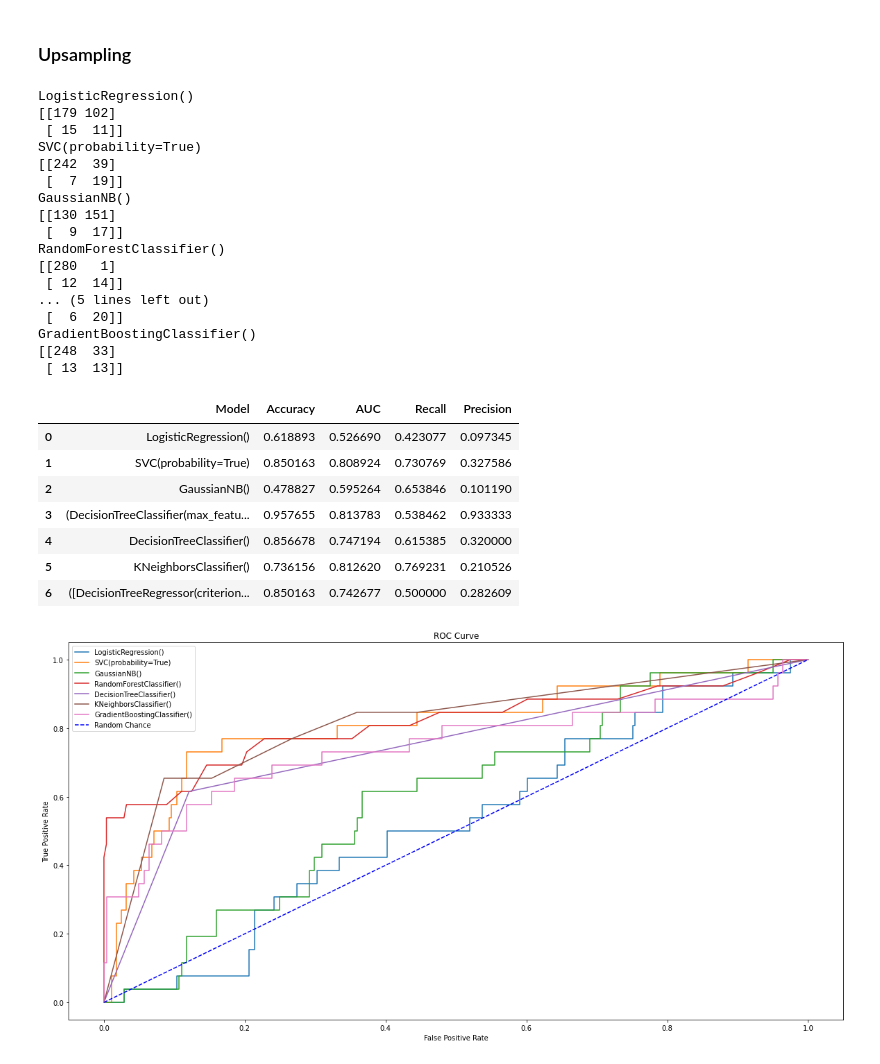
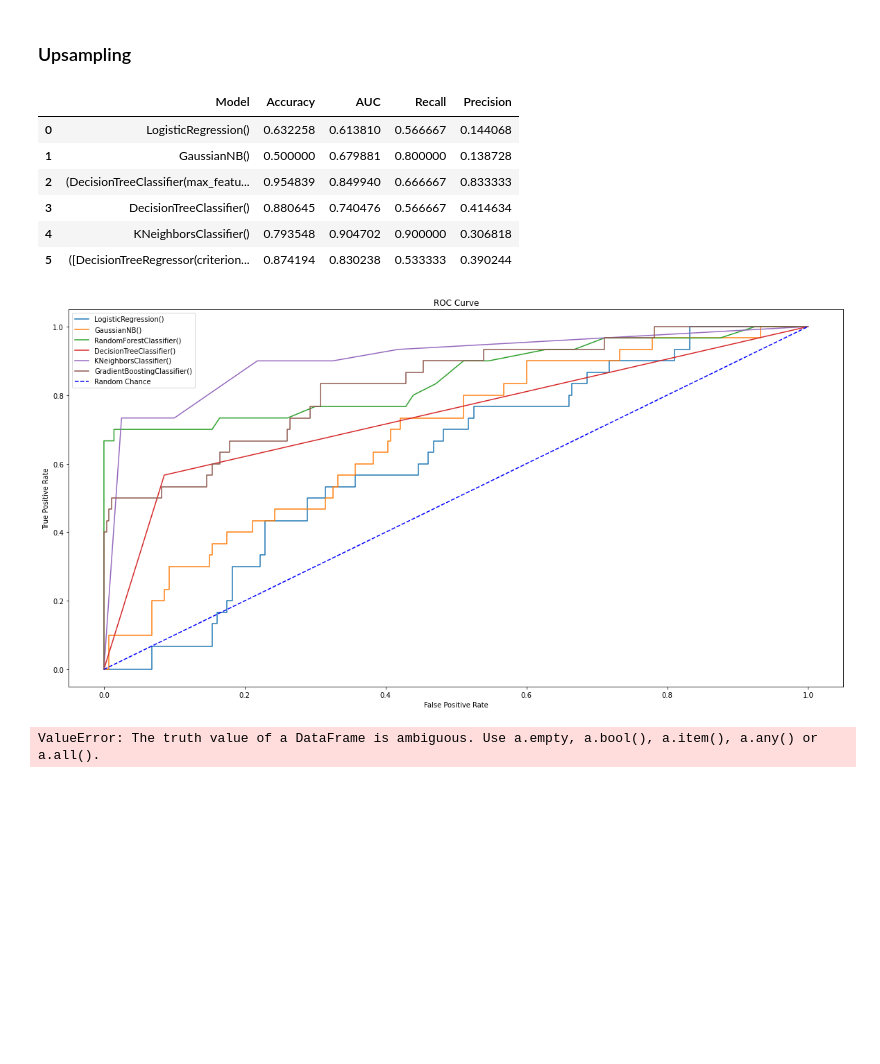
Before and after one commit to harlanhutton/website, a Jupyter notebook: official.ipynb, the cells around one changed output. Drawn from its saved outputs; the diff is of its cells as text; code cells hidden in the pictures; blank space fills up the shorter version.

```diff
--- a/official.ipynb
+++ b/official.ipynb
@@ -409,37 +480,18 @@ GradientBoostingClassifier()
 # %% [markdown]
 ### Upsampling
-# %%
-from imblearn.over_sampling import SMOTE
-
-sm = SMOTE(random_state=12, sampling_strategy = 1.0)
-X_train_upsampled, y_train_upsampled = sm.fit_sample(X_train, y_train)
-data_train_upsampled = pd.concat([X_train_upsampled, y_train_upsampled], axis = 1)
-
-plot_roc_curve(models, data_train_upsampled, data_test)
-# %% [output]
-LogisticRegression()
-[[179 102]
- [ 15  11]]
-SVC(probability=True)
-[[242  39]
- [  7  19]]
-GaussianNB()
-[[130 151]
- [  9  17]]
-RandomForestClassifier()
-[[280   1]
- [ 12  14]]
-... (5 lines left out)
- [  6  20]]
-GradientBoostingClassifier()
-[[248  33]
- [ 13  13]]
-|  | Model | Accuracy | AUC | Recall | Precision |
-| 0 | LogisticRegression() | 0.618893 | 0.526690 | 0.423077 | 0.097345 |
-| 1 | SVC(probability=True) | 0.850163 | 0.808924 | 0.730769 | 0.327586 |
-| 2 | GaussianNB() | 0.478827 | 0.595264 | 0.653846 | 0.101190 |
-| 3 | (DecisionTreeClassifier(max_featu... | 0.957655 | 0.813783 | 0.538462 | 0.933333 |
-| 4 | DecisionTreeClassifier() | 0.856678 | 0.747194 | 0.615385 | 0.320000 |
-| 5 | KNeighborsClassifier() | 0.736156 | 0.812620 | 0.769231 | 0.210526 |
-| 6 | ([DecisionTreeRegressor(criterion... | 0.850163 | 0.742677 | 0.500000 | 0.282609 |
-[figure, removed]
+# %%
+plot_roc_curve(models, data, dropped = False, upsampled = True)
+# %% [output]
+|  | Model | Accuracy | AUC | Recall | Precision |
+| 0 | LogisticRegression() | 0.632258 | 0.613810 | 0.566667 | 0.144068 |
+| 1 | GaussianNB() | 0.500000 | 0.679881 | 0.800000 | 0.138728 |
+| 2 | (DecisionTreeClassifier(max_featu... | 0.954839 | 0.849940 | 0.666667 | 0.833333 |
+| 3 | DecisionTreeClassifier() | 0.880645 | 0.740476 | 0.566667 | 0.414634 |
+| 4 | KNeighborsClassifier() | 0.793548 | 0.904702 | 0.900000 | 0.306818 |
+| 5 | ([DecisionTreeRegressor(criterion... | 0.874194 | 0.830238 | 0.533333 | 0.390244 |
+[figure, added]
+# %%
+from IPython.core.display import display, HTML
+display(HTML(data))
+# %% [output]
+ValueError: The truth value of a DataFrame is ambiguous. Use a.empty, a.bool(), a.item(), a.any() or a.all().
```
Also changed, not shown: parts of 25 cells of this notebook.
